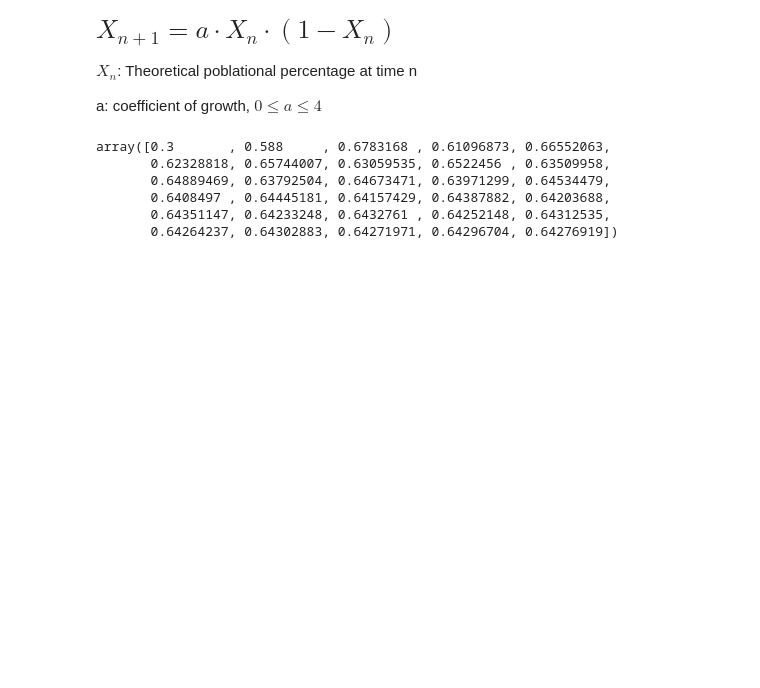
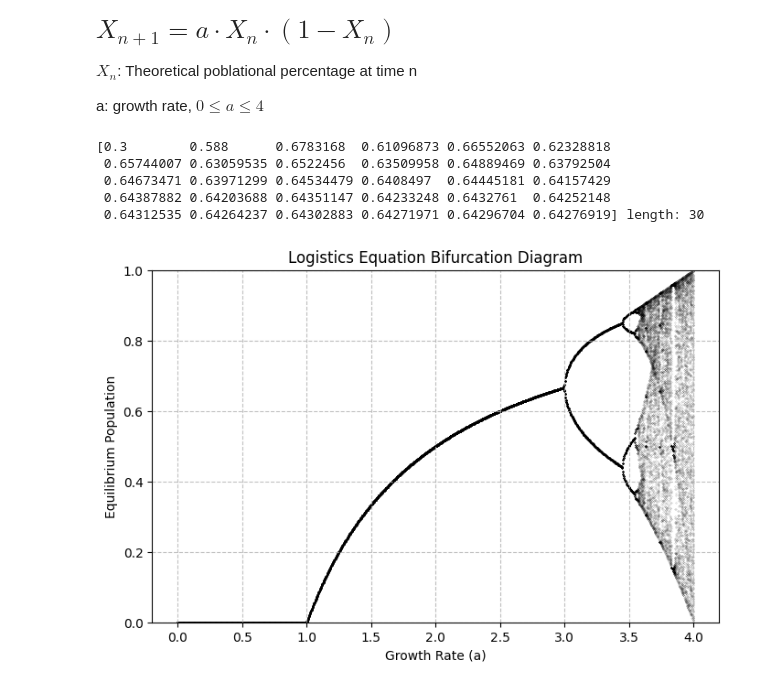
Before and after one commit to Miguel-neuron/Logistic-Equation, a Jupyter notebook: Logistic_Equation.ipynb, the cells around one changed output. Saved outputs shown, nothing was run; the diff lists cells and outputs as text; code cells hidden in the pictures; blank space fills up the shorter version.

```diff
--- a/Logistic_Equation.ipynb
+++ b/Logistic_Equation.ipynb
@@ -3,7 +3,7 @@
 
 $X_{n}$: Theoretical poblational percentage at time n
 
-a: coefficient of growth, $0\leq a \leq 4$
+a: growth rate, $0\leq a \leq 4$
 # %%
 import numpy as np
 import matplotlib.pyplot as plt
@@ -22,13 +22,50 @@ def logistic(total_years,initial_population,a): #We define a function named as l
 # %%
 #For example if we choose total_years = 30, initial_population = 0.30 and a = 2.8 we have:
 
-logistic(30,0.30,2.8)
+list_logistic = logistic(30,0.30,2.8)
 
-#So the total_years correspond to a number of iterations in x
+#So the total_years correspond to a number of iterations in x_{n+1}
+
+print(list_logistic,"length:",len(list_logistic))
+
+#We can see that the values of populations are stable around to np.mean(list_logistic) (0.6300590895659196)
 # %% [output]
-array([0.3       , 0.588     , 0.6783168 , 0.61096873, 0.66552063,
-       0.62328818, 0.65744007, 0.63059535, 0.6522456 , 0.63509958,
-       0.64889469, 0.63792504, 0.64673471, 0.63971299, 0.64534479,
-       0.6408497 , 0.64445181, 0.64157429, 0.64387882, 0.64203688,
-       0.64351147, 0.64233248, 0.6432761 , 0.64252148, 0.64312535,
-       0.64264237, 0.64302883, 0.64271971, 0.64296704, 0.64276919])
+[0.3        0.588      0.6783168  0.61096873 0.66552063 0.62328818
+ 0.65744007 0.63059535 0.6522456  0.63509958 0.64889469 0.63792504
+ 0.64673471 0.63971299 0.64534479 0.6408497  0.64445181 0.64157429
+ 0.64387882 0.64203688 0.64351147 0.64233248 0.6432761  0.64252148
+ 0.64312535 0.64264237 0.64302883 0.64271971 0.64296704 0.64276919] length: 30
+# %%
+#Furthermore, we want to take the last terms in the time series of the population values, for example,
+#the last hundred values (because I expect these numbers to show us the behavior of the population at time 100)
+#and consider every series of population values for each a \in [0,4]
+
+
+def Logistic_function(a_min,a_max,partition,total_years,initial_population):
+    list_a = np.linspace(a_min, a_max, partition)
+    list_population = []
+    list_rs = []
+
+    for a in list_a:
+        log = logistica(total_years, initial_population, a)
+        list_last_100 = log[len(log)-100:]  # The last 100 values
+        list_population.extend(list_last_100)
+
+        for j in range(len(list_last_100)):
+          list_rs.append(a)
+
+    return np.array(list_rs), np.array(list_population)
+# %%
+list_a, list_population = Logistic_function(0,4,1000,500,0.48)
+
+#plot
+plt.figure(figsize=(8, 5))
+plt.scatter(list_a, list_population, s=0.1, c='black', alpha=0.5, marker='.')
+plt.title('Logistics Equation Bifurcation Diagram')
+plt.xlabel('Growth Rate (a)')
+plt.ylabel('Equilibrium Population')
+plt.ylim(0, 1)
+plt.grid(True, linestyle='--', alpha=0.8)
+plt.show()
+# %% [output]
+[figure, added]
```
